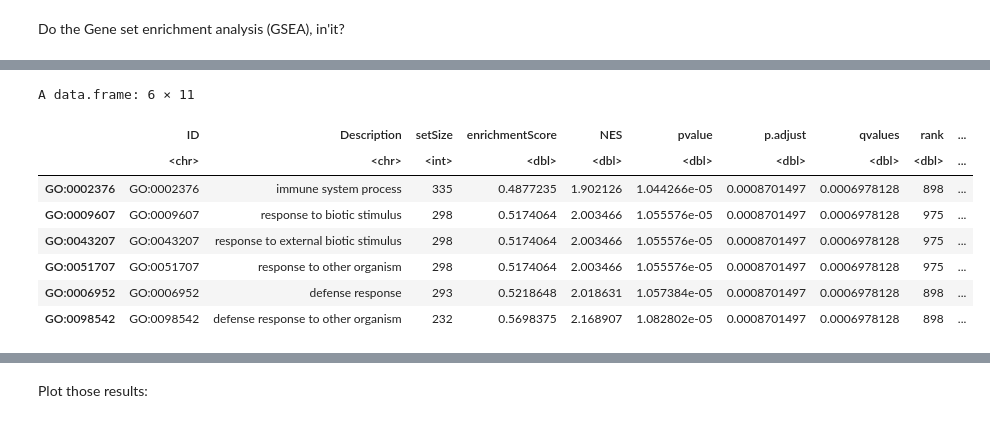
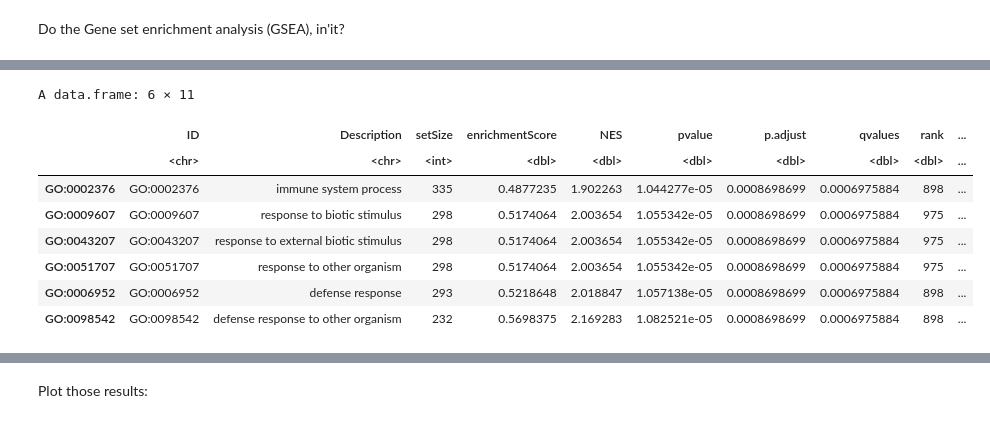
Before and after one commit to YazBraimah/Axenic.PM, a Jupyter notebook: R_analysis_pipeline.ipynb, the cells around one changed output, grey strips where cells are left out. Cells and saved outputs as stored; diff of their text form; code cells hidden in the pictures.

```diff
--- a/R_analysis_pipeline.ipynb
+++ b/R_analysis_pipeline.ipynb
@@ -505,9 +507,9 @@ Now perform the test:
 # run the LRT and extract the DE table
 lrt.CC.v.CA.table <- edge.DE(dgeList_fit, CC.v.CA_contrasts, LRT = F)
 
-CC.v.CA_sigGenes = subset(lrt.CC.v.CA.table, sig == "yes")$gene
-CC.v.CA_sigGenes_up = subset(lrt.CC.v.CA.table, sig == "yes" & logFC > 1)$gene
-CC.v.CA_sigGenes_down = subset(lrt.CC.v.CA.table, sig == "yes" & logFC < -1)$gene
+CC.v.CA_sigGenes = subset(lrt.CC.v.CA.table, sig == "yes" & gene %!in% mm_genes)$gene
+CC.v.CA_sigGenes_up = subset(lrt.CC.v.CA.table, sig == "yes" & gene %!in% mm_genes & logFC > 1)$gene
+CC.v.CA_sigGenes_down = subset(lrt.CC.v.CA.table, sig == "yes" & gene %!in% mm_genes & logFC < -1)$gene
 
 options(repr.plot.width = 4, repr.plot.height = 3)
 CC.v.CA_contrasts_volcano.gg = edge.DE.gg(lrt.CC.v.CA.table) +
@@ -595,9 +597,9 @@ Now compare the mated axenic females to virgin axenic females. First, females ma
 # run the LRT and extract the DE table
 lrt.AA.v.A.table <- edge.DE(dgeList_fit, AA.v.A_contrasts, LRT = F)
 
-AA.v.A_sigGenes = subset(lrt.AA.v.A.table, sig == "yes")$gene
-AA.v.A_sigGenes_up = subset(lrt.AA.v.A.table, sig == "yes" & logFC > 1)$gene
-AA.v.A_sigGenes_down = subset(lrt.AA.v.A.table, sig == "yes" & logFC < -1)$gene
+AA.v.A_sigGenes = subset(lrt.AA.v.A.table, sig == "yes" & gene %!in% mm_genes)$gene
+AA.v.A_sigGenes_up = subset(lrt.AA.v.A.table, sig == "yes" & gene %!in% mm_genes & logFC > 1)$gene
+AA.v.A_sigGenes_down = subset(lrt.AA.v.A.table, sig == "yes" & gene %!in% mm_genes & logFC < -1)$gene
 
 options(repr.plot.width = 4, repr.plot.height = 3.5)
 AA.v.A_contrasts_volcano.gg = edge.DE.gg(lrt.AA.v.A.table) +
@@ -618,9 +620,9 @@ AA.v.A_contrasts_volcano.gg = edge.DE.gg(lrt.AA.v.A.table) +
 # run the LRT and extract the DE table
 lrt.AC.v.A.table <- edge.DE(dgeList_fit, AC.v.A_contrasts, LRT = F)
 
-AC.v.A_sigGenes = subset(lrt.AC.v.A.table, sig == "yes")$gene
-AC.v.A_sigGenes_up = subset(lrt.AC.v.A.table, sig == "yes" & logFC > 1)$gene
-AC.v.A_sigGenes_down = subset(lrt.AC.v.A.table, sig == "yes" & logFC < -1)$gene
+AC.v.A_sigGenes = subset(lrt.AC.v.A.table, sig == "yes" & gene %!in% mm_genes)$gene
+AC.v.A_sigGenes_up = subset(lrt.AC.v.A.table, sig == "yes" & gene %!in% mm_genes & logFC > 1)$gene
+AC.v.A_sigGenes_down = subset(lrt.AC.v.A.table, sig == "yes" & gene %!in% mm_genes & logFC < -1)$gene
 
 options(repr.plot.width = 4, repr.plot.height = 3.5)
 AC.v.A_contrasts_volcano.gg = edge.DE.gg(lrt.AC.v.A.table) +
@@ -644,9 +646,9 @@ Now perform the test:
 # run the LRT and extract the DE table
 lrt.AC.v.AA.table <- edge.DE(dgeList_fit, AC.v.AA_contrasts, LRT = F)
 
-AC.v.AA_sigGenes = subset(lrt.AC.v.AA.table, sig == "yes")$gene
-AC.v.AA_sigGenes_up = subset(lrt.AC.v.AA.table, sig == "yes" & logFC > 1)$gene
-AC.v.AA_sigGenes_down = subset(lrt.AC.v.AA.table, sig == "yes" & logFC < -1)$gene
+AC.v.AA_sigGenes = subset(lrt.AC.v.AA.table, sig == "yes" & gene %!in% mm_genes)$gene
+AC.v.AA_sigGenes_up = subset(lrt.AC.v.AA.table, sig == "yes" & gene %!in% mm_genes & logFC > 1)$gene
+AC.v.AA_sigGenes_down = subset(lrt.AC.v.AA.table, sig == "yes" & gene %!in% mm_genes & logFC < -1)$gene
 
 options(repr.plot.width = 4, repr.plot.height = 3)
 AC.v.AA_contrasts_volcano.gg = edge.DE.gg(lrt.AC.v.AA.table) +
@@ -1141,6 +1139,7 @@ labs(title = "KEGG terms in\ncontrol females")
 Do the Gene set enrichment analysis (GSEA), in'it?
 # %%
 as_tibble(lrt.mated.table) %>%
+    filter(gene %!in% mm_genes) %>%
     rename(FBgn_ID = gene)  %>%
     left_join(Entrez_mappings, by = "FBgn_ID")  %>%
     select(ent_id, logFC) %>%
@@ -1166,20 +1163,20 @@ Warning message:
 preparing geneSet collections...
 
 GSEA analysis...
 
 Warning message in fgsea(pathways = geneSets, stats = geneList, nperm = nPerm, minSize = minGSSize, :
 "There are duplicate gene names, fgsea may produce unexpected results"
 leading edge analysis...
 
 done...
 A data.frame: 6 × 11
 |  | ID | Description | setSize | enrichmentScore | NES | pvalue | p.adjust | qvalues | rank | ... |
 |  | <chr> | <chr> | <int> | <dbl> | <dbl> | <dbl> | <dbl> | <dbl> | <dbl> | ... |
-| GO:0002376 | GO:0002376 | immune system process | 335 | 0.4877235 | 1.902126 | 1.044266e-05 | 0.0008701497 | 0.0006978128 | 898 | ... |
-| GO:0009607 | GO:0009607 | response to biotic stimulus | 298 | 0.5174064 | 2.003466 | 1.055576e-05 | 0.0008701497 | 0.0006978128 | 975 | ... |
-| GO:0043207 | GO:0043207 | response to external biotic stimulus | 298 | 0.5174064 | 2.003466 | 1.055576e-05 | 0.0008701497 | 0.0006978128 | 975 | ... |
-| GO:0051707 | GO:0051707 | response to other organism | 298 | 0.5174064 | 2.003466 | 1.055576e-05 | 0.0008701497 | 0.0006978128 | 975 | ... |
-| GO:0006952 | GO:0006952 | defense response | 293 | 0.5218648 | 2.018631 | 1.057384e-05 | 0.0008701497 | 0.0006978128 | 898 | ... |
-| GO:0098542 | GO:0098542 | defense response to other organism | 232 | 0.5698375 | 2.168907 | 1.082802e-05 | 0.0008701497 | 0.0006978128 | 898 | ... |
+| GO:0002376 | GO:0002376 | immune system process | 335 | 0.4877235 | 1.902263 | 1.044277e-05 | 0.0008698699 | 0.0006975884 | 898 | ... |
+| GO:0009607 | GO:0009607 | response to biotic stimulus | 298 | 0.5174064 | 2.003654 | 1.055342e-05 | 0.0008698699 | 0.0006975884 | 975 | ... |
+| GO:0043207 | GO:0043207 | response to external biotic stimulus | 298 | 0.5174064 | 2.003654 | 1.055342e-05 | 0.0008698699 | 0.0006975884 | 975 | ... |
+| GO:0051707 | GO:0051707 | response to other organism | 298 | 0.5174064 | 2.003654 | 1.055342e-05 | 0.0008698699 | 0.0006975884 | 975 | ... |
+| GO:0006952 | GO:0006952 | defense response | 293 | 0.5218648 | 2.018847 | 1.057138e-05 | 0.0008698699 | 0.0006975884 | 898 | ... |
+| GO:0098542 | GO:0098542 | defense response to other organism | 232 | 0.5698375 | 2.169283 | 1.082521e-05 | 0.0008698699 | 0.0006975884 | 898 | ... |
 # %%
 as_tibble(lrt.mated.table) %>%
```
Also changed, not shown: parts of 78 cells of this notebook.
